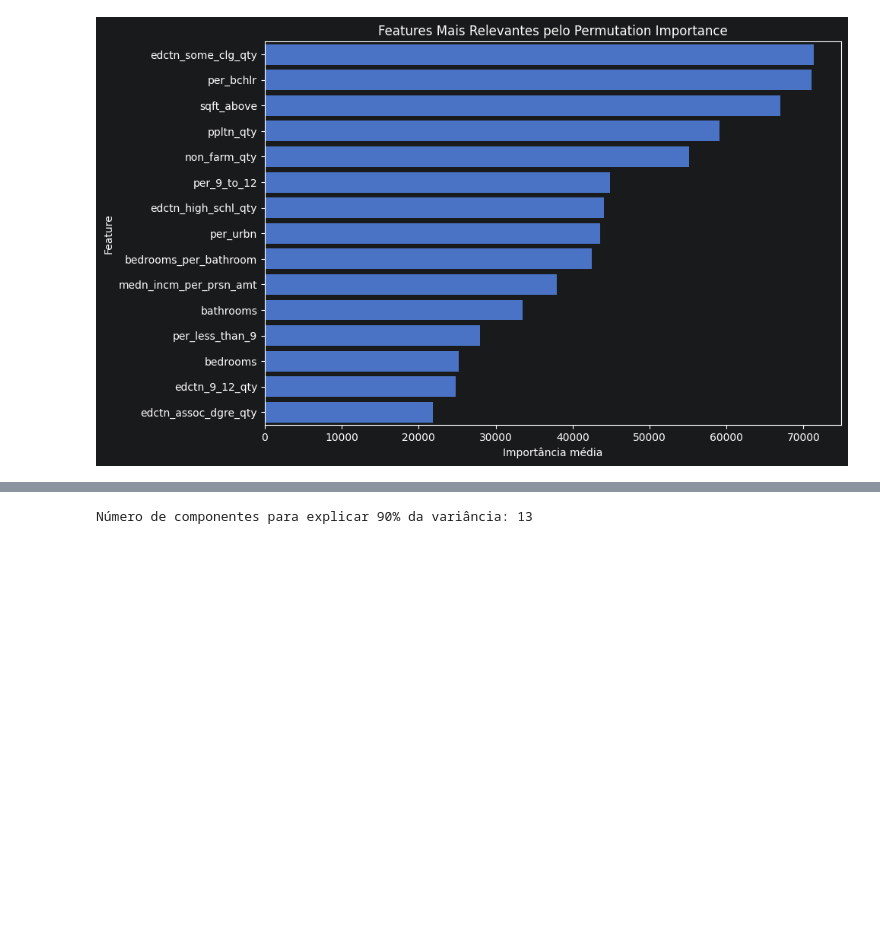
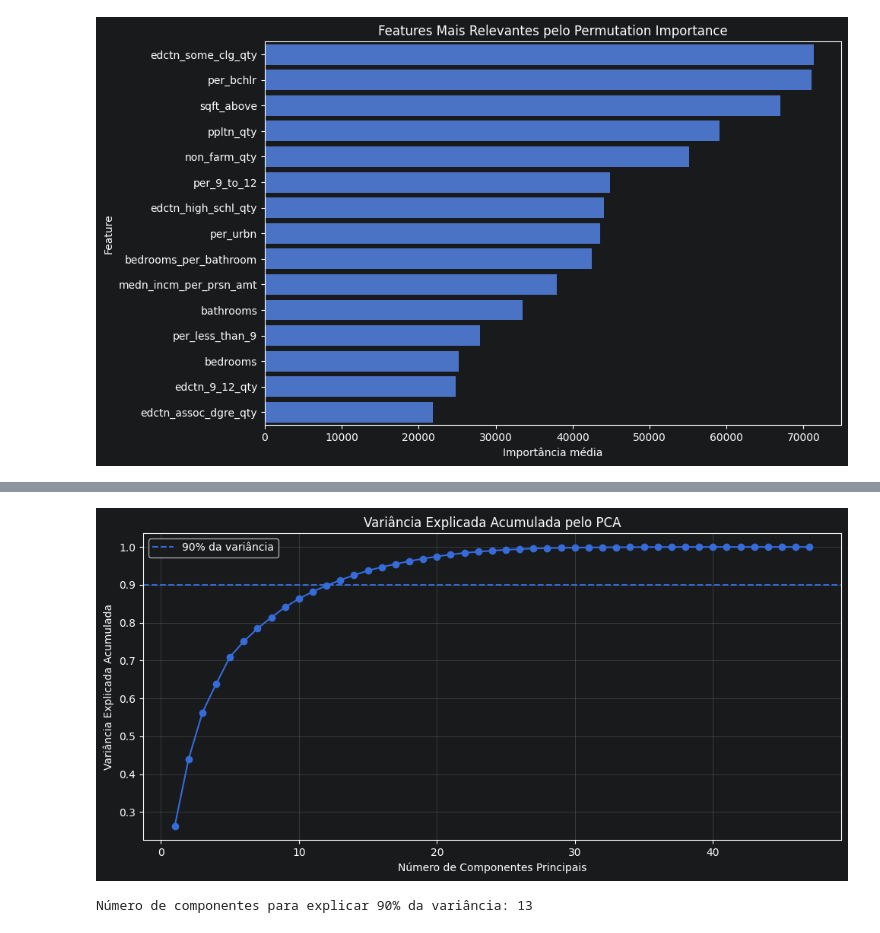
Before and after one commit to jaumg2004/Atividade-Extra-NP1, a Jupyter notebook: AtividadeExtraNP1/Exercicio.ipynb, the cells around one changed output, grey strips where cells are left out. Drawn from its saved outputs; the diff is of its cells as text; code cells hidden in the pictures; blank space fills up the shorter version.

```diff
--- a/AtividadeExtraNP1/Exercicio.ipynb
+++ b/AtividadeExtraNP1/Exercicio.ipynb
@@ -680 +717,20 @@ plt.show()
+# %%
+plt.figure(figsize=(10, 5))
+plt.plot(
+    range(1, len(pca.explained_variance_ratio_) + 1),
+    np.cumsum(pca.explained_variance_ratio_),
+    marker="o"
+)
+
+plt.axhline(y=0.90, linestyle="--", label="90% da variância")
+plt.xlabel("Número de Componentes Principais")
+plt.ylabel("Variância Explicada Acumulada")
+plt.title("Variância Explicada Acumulada pelo PCA")
+plt.legend()
+plt.grid(True, alpha=0.3)
+plt.tight_layout()
+plt.savefig('imagens/pca_variancia_explicada.png')
+plt.show()
+# %% [output]
+[figure, added]
 # %%
```
Also changed, not shown: parts of 3 cells of this notebook, 3 other files.
